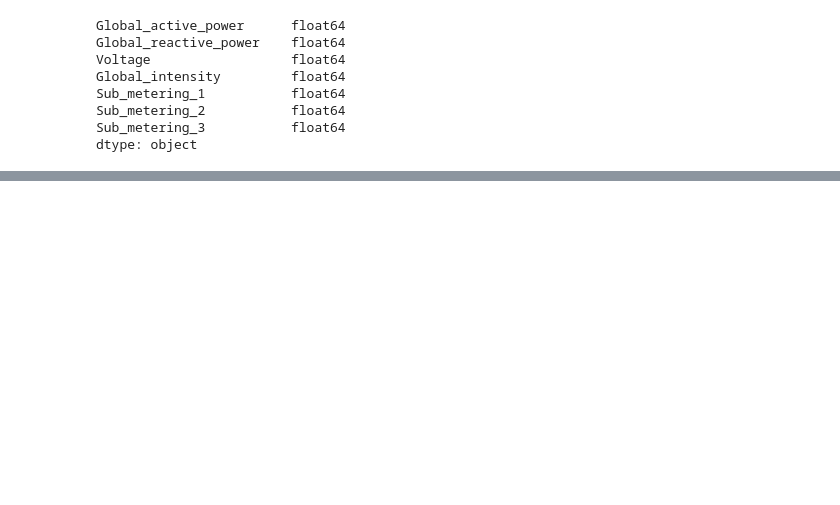
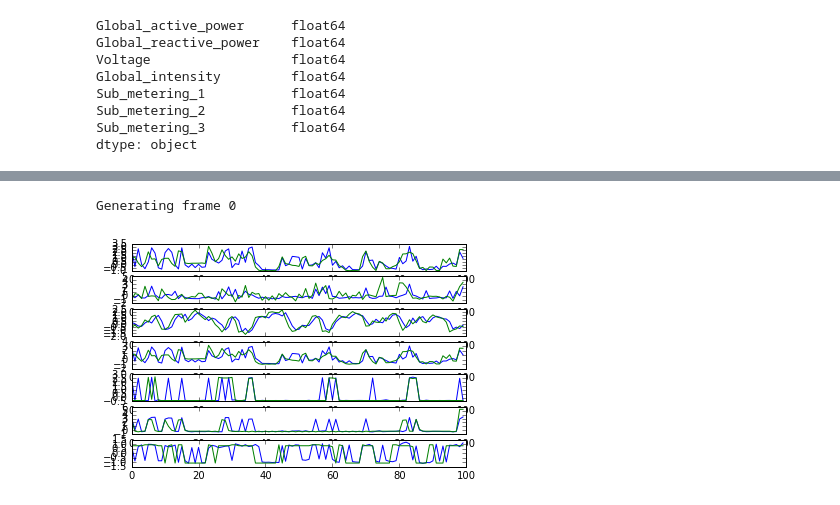
Before and after one commit to Gan0k/time-series, a Jupyter notebook: cbrm_implementation/crbm_train.ipynb, the cells around one changed output, grey strips where cells are left out. Drawn from its saved outputs; the diff is of its cells as text; code cells hidden in the pictures; blank space fills up the shorter version.

```diff
--- a/cbrm_implementation/crbm_train.ipynb
+++ b/cbrm_implementation/crbm_train.ipynb
@@ -85,3 +67,20 @@ testSet = splittedDataset.get_group('training')
+# %%
+splittedDataset = groupedByH.groupby(splitDataset)
+
+#split dataset
+trainingSet = splittedDataset.get_group('training')
+validationSet = splittedDataset.get_group('validation')
+testSet = splittedDataset.get_group('test')
+
+#remove null values
+trainingSet,seqlenTR = removeNullRows(trainingSet)
+validationSet,seqlenVAL = removeNullRows(validationSet)
+testSet,seqlenTE = removeNullRows(testSet)
+
+#normaliza all values with 0 mean and 1 std. dev.
+trainingSet = normalizeValues(trainingSet)
+validationSet = normalizeValues(validationSet)
+testSet = normalizeValues(testSet)
 # %%
 #number of visible unit
 #n_dim = 1;
@@ -108,2 +123,3 @@ batchdata = trainingSet.Global_active_power[:seqlen].values
 # %%
-batchdata = np.asmatrix(batchdata).T
+batchdata = np.asmatrix(batchdata)
+batchdata.shape
@@ -196,0 +219,49 @@ Training took 0.003171 minutes
+# %%
+n_samples=1
+start = 1000
+end = 1100
+
+bd = batchdata.get_value(borrow=True)
+
+data_idx = np.array(range(start,end))
+orig_data = np.asarray(bd[data_idx],dtype=theano.config.floatX)
+
+
+hist_idx = np.array([data_idx - n for n in xrange(1, crbm.delay + 1)]).T
+hist_idx = hist_idx.ravel()
+
+orig_history = np.asarray(bd[hist_idx].reshape((len(data_idx), crbm.delay * crbm.n_visible)),dtype=theano.config.floatX)
+
+
+generated_series = crbm.generate(orig_data, orig_history, n_samples=n_samples,n_gibbs=100)
+
+# append initialization
+generated_series = np.concatenate((orig_history.reshape(len(data_idx),
+                                                            crbm.delay,
+                                                            crbm.n_visible \
+                                                            )[:, ::-1, :],
+                                       generated_series), axis=1)
+
+# plot first dimension of each sequence
+#for i in xrange(len(generated_series)):
+    # original
+    #start = data_idx[i]
+    #plot all time series
+    #for j in xrange(crbm.n_visible):
+        #plt.subplot(crbm.n_visible, len(generated_series), j+1)
+        #plt.plot(bd[start - crbm.delay:start + n_samples - crbm.delay,j],
+        #         label='true', linestyle=':')
+        #plt.plot(generated_series[i, :n_samples,j], label='predicted',
+        #         linestyle='-')
+
+    #leg = plt.legend()
+    #ltext = leg.get_texts()  # all the text.Text instance in the legend
+    #plt.setp(ltext, fontsize=9)
+for i in range(crbm.n_visible):
+    poltGEN = generated_series[:,crbm.delay,i]
+    plt.subplot(crbm.n_visible, 1, i+1)
+    plt.plot(poltGEN)
+    plt.plot(batchdata.get_value(borrow=True)[start:end,i])
+# %% [output]
+Generating frame 0
+[figure, added]
```
Also changed, not shown: parts of 14 cells of this notebook.
